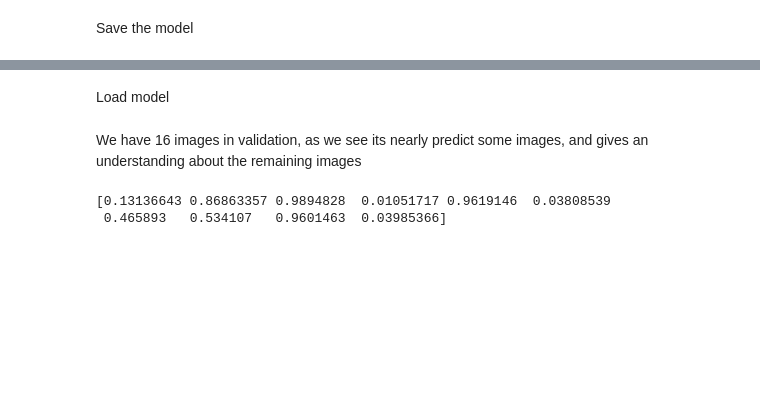
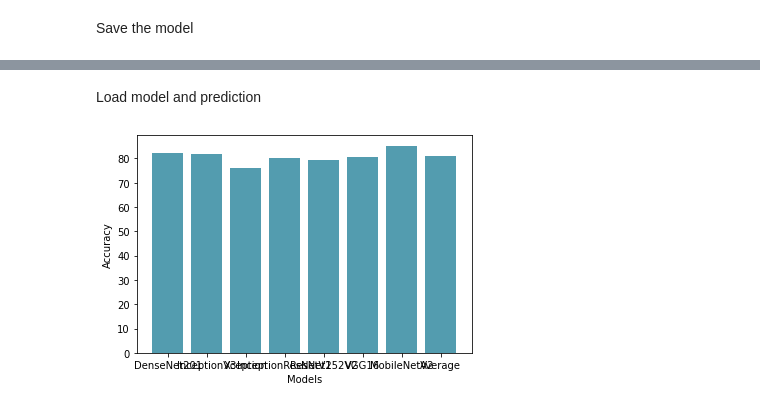
Before and after one commit to SpaceGuitar145/Python-Project, a Jupyter notebook: PneumoniaDetect.ipynb, the cells around one changed output, grey strips where cells are left out. Drawn from its saved outputs; the diff is of its cells as text; code cells hidden in the pictures; blank space fills up the shorter version.

Commit message:
Merged program
Merge models with test and prediction

```diff
--- a/PneumoniaDetect.ipynb
+++ b/PneumoniaDetect.ipynb
@@ -250,2 +236,2 @@ plt.show()
 # %% [markdown]
-Load model
+Load model and prediction
@@ -255,14 +237,0 @@ dense = keras.models.load_model(denseNet)
-# %% [markdown]
-We have 16 images in validation, as we see its nearly predict some images, and
-gives an understanding about the remaining images
-# %%
-# predictions = modelv3.predict(imagesValidation)
-# predictions = predictions.reshape(1, -1)[0]
-# print(predictions[:10])
-predictions = dense.predict(imagesValidation)
-predictions = predictions.reshape(1, -1)[0]
-
-print(predictions[:10])
-# %% [output]
-[0.13136643 0.86863357 0.9894828  0.01051717 0.9619146  0.03808539
- 0.465893   0.534107   0.9601463  0.03985366]
@@ -268,0 +328,4 @@ print(predictions[:10])
+# %%
+global_test(modelsDir, "/content/gdrive/My Drive/pneumonia/test/")
+# %% [output]
+[figure, added]
```
Also changed, not shown: parts of 9 cells of this notebook, 4 other files.
